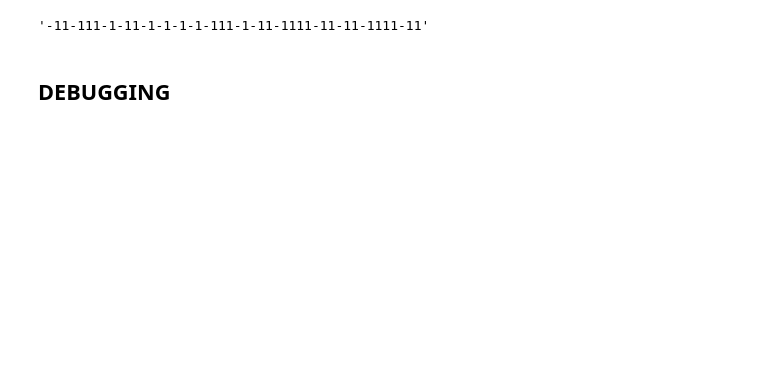
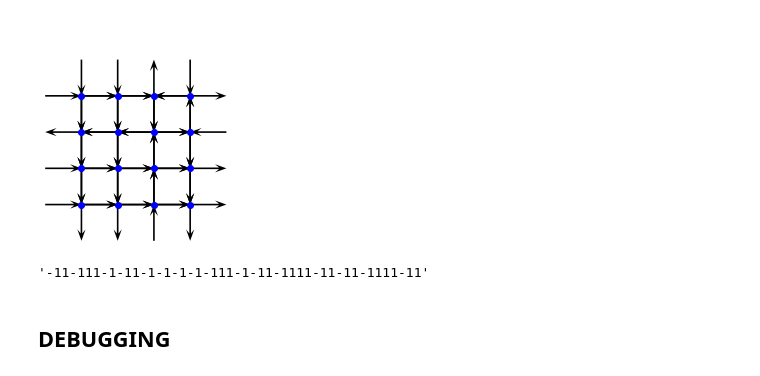
Before and after one commit to sidchaini/ColdAsIce, a Jupyter notebook: ColdAsIce.ipynb, the cells around one changed output. Saved outputs shown, nothing was run; the diff lists cells and outputs as text; code cells hidden in the pictures; blank space fills up the shorter version.

Commit message:
Fixed Visualisation Function.
I was taking the opposite values for x and y coords.

That is, I was taking x=y and y=x.

Fixed it.

```diff
--- a/ColdAsIce.ipynb
+++ b/ColdAsIce.ipynb
@@ -20,12 +20,18 @@ def initialise_state(N): #N is the grid dimension (in the above example, N=4)
     return np.array(grid)
 # %%
 def plot_vector(p1,p2):
+    '''
+    Author: Siddharth Chaini
+    '''
     p1 = np.array(p1)
     p2 = np.array(p2)
     dp = p2-p1
     plt.quiver(p1[0], p1[1], dp[0], dp[1],angles='xy', scale_units='xy', scale=1, headwidth = 5, headlength = 7)
 
 def get_coord_list(arr):
+    '''
+    Author: Siddharth Chaini
+    '''
     coord_list=[]
     num = len(arr)
     for i in range(num):
@@ -40,7 +46,7 @@ def get_coord_list(arr):
 
 def visualise_2d_model(arr):
     '''
-    Buggy
+    Author: Siddharth Chaini
     '''
     num = len(arr)
     plt.axes().set_aspect('equal')
@@ -49,19 +55,20 @@ def visualise_2d_model(arr):
         for j in range(num):
             current_up_state = arr[i][j][0]
             current_right_state = arr[i][j][1]
-            x_current = coord_list[i][j][0]
-            y_current = coord_list[i][j][1]
+            x_current = coord_list[i][j][1]
+            y_current = coord_list[i][j][0]
+
+            lower_neighbour_up_state = arr[(i+1)%num][j][0]
+            x_up = coord_list[(i+1)%num][j][1]
+            y_up = coord_list[(i+1)%num][j][0]
 
             left_neighbour_right_state = arr[i][j-1][1]
-            x_left = coord_list[i][j-1][0]
-            y_left = coord_list[i][j-1][1]
+            x_left = coord_list[i][j-1][1]
+            y_left = coord_list[i][j-1][0]
 
-            lower_neighbour_up_state = arr[(i+1)%num][j][0]
-            x_up = coord_list[i-1][j][0]
-            y_up = coord_list[i-1][j][1]
 
+            current_down_state = -(lower_neighbour_up_state)
             current_left_state = -(left_neighbour_right_state)
-            current_down_state = -(lower_neighbour_up_state)
 
             plt.plot(x_current,y_current,'ob')
 
@@ -84,12 +91,15 @@ def visualise_2d_model(arr):
                 plot_vector([x_current,y_current],[x_current-1,y_current])
             elif current_left_state == -1:
                 plot_vector([x_current-1,y_current],[x_current,y_current])
-
     plt.xlim(-1,num+1)
     plt.ylim(-1,num+1)
     plt.axis('off')
     plt.show()
     plt.close()
+# %%
+visualise_2d_model(arr)
+# %% [output]
+[figure, added]
 # %%
 def check_config(arr):
     '''
```
Also changed, not shown: parts of 4 cells of this notebook.
